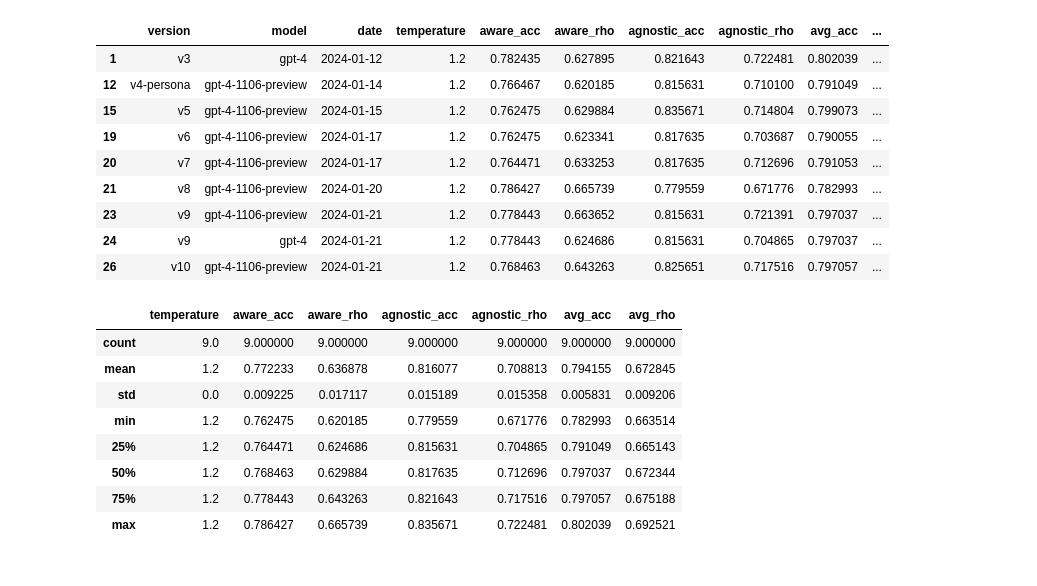
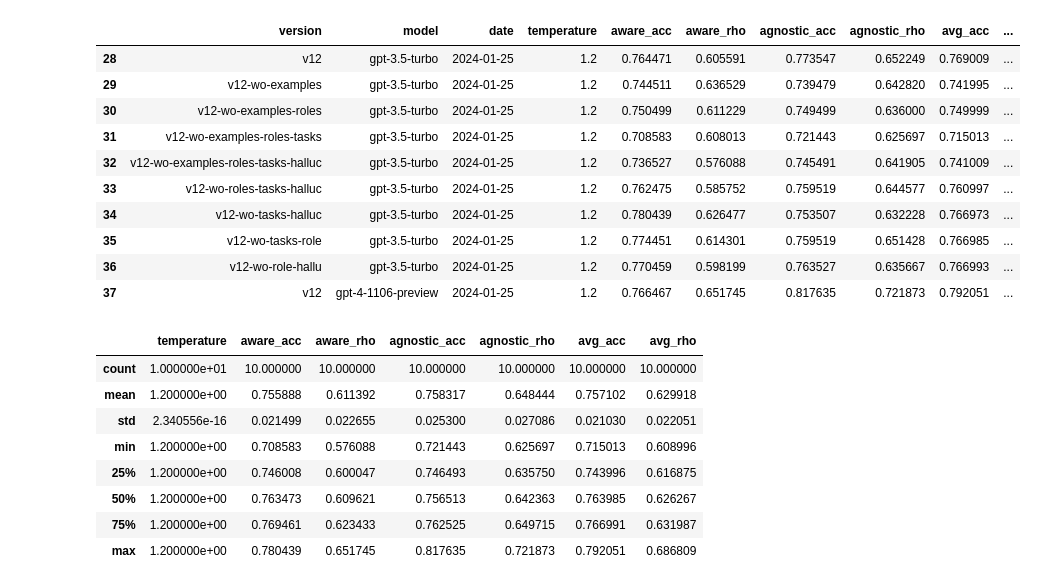
Before and after one commit to bradleypallen/shroom, a Jupyter notebook: prod/scores.ipynb, the cells around one changed output. Saved outputs shown, nothing was run; the diff lists cells and outputs as text; code cells hidden in the pictures.

Commit message:
v11, v12 runs, ablation study using gpt-3.5-turbo

```diff
--- a/prod/scores.ipynb
+++ b/prod/scores.ipynb
@@ -101,26 +101,27 @@ plt.show()
 # %%
-df2 = df.query('date > "2024-01-10" & model >= "gpt-4"')
+df2 = df.query('date == "2024-01-25"')
 df2
 # %% [output]
 |  | version | model | date | temperature | aware_acc | aware_rho | agnostic_acc | agnostic_rho | avg_acc | ... |
-| 1 | v3 | gpt-4 | 2024-01-12 | 1.2 | 0.782435 | 0.627895 | 0.821643 | 0.722481 | 0.802039 | ... |
-| 12 | v4-persona | gpt-4-1106-preview | 2024-01-14 | 1.2 | 0.766467 | 0.620185 | 0.815631 | 0.710100 | 0.791049 | ... |
-| 15 | v5 | gpt-4-1106-preview | 2024-01-15 | 1.2 | 0.762475 | 0.629884 | 0.835671 | 0.714804 | 0.799073 | ... |
-| 19 | v6 | gpt-4-1106-preview | 2024-01-17 | 1.2 | 0.762475 | 0.623341 | 0.817635 | 0.703687 | 0.790055 | ... |
-| 20 | v7 | gpt-4-1106-preview | 2024-01-17 | 1.2 | 0.764471 | 0.633253 | 0.817635 | 0.712696 | 0.791053 | ... |
-| 21 | v8 | gpt-4-1106-preview | 2024-01-20 | 1.2 | 0.786427 | 0.665739 | 0.779559 | 0.671776 | 0.782993 | ... |
-| 23 | v9 | gpt-4-1106-preview | 2024-01-21 | 1.2 | 0.778443 | 0.663652 | 0.815631 | 0.721391 | 0.797037 | ... |
-| 24 | v9 | gpt-4 | 2024-01-21 | 1.2 | 0.778443 | 0.624686 | 0.815631 | 0.704865 | 0.797037 | ... |
-| 26 | v10 | gpt-4-1106-preview | 2024-01-21 | 1.2 | 0.768463 | 0.643263 | 0.825651 | 0.717516 | 0.797057 | ... |
+| 28 | v12 | gpt-3.5-turbo | 2024-01-25 | 1.2 | 0.764471 | 0.605591 | 0.773547 | 0.652249 | 0.769009 | ... |
+| 29 | v12-wo-examples | gpt-3.5-turbo | 2024-01-25 | 1.2 | 0.744511 | 0.636529 | 0.739479 | 0.642820 | 0.741995 | ... |
+| 30 | v12-wo-examples-roles | gpt-3.5-turbo | 2024-01-25 | 1.2 | 0.750499 | 0.611229 | 0.749499 | 0.636000 | 0.749999 | ... |
+| 31 | v12-wo-examples-roles-tasks | gpt-3.5-turbo | 2024-01-25 | 1.2 | 0.708583 | 0.608013 | 0.721443 | 0.625697 | 0.715013 | ... |
+| 32 | v12-wo-examples-roles-tasks-halluc | gpt-3.5-turbo | 2024-01-25 | 1.2 | 0.736527 | 0.576088 | 0.745491 | 0.641905 | 0.741009 | ... |
+| 33 | v12-wo-roles-tasks-halluc | gpt-3.5-turbo | 2024-01-25 | 1.2 | 0.762475 | 0.585752 | 0.759519 | 0.644577 | 0.760997 | ... |
+| 34 | v12-wo-tasks-halluc | gpt-3.5-turbo | 2024-01-25 | 1.2 | 0.780439 | 0.626477 | 0.753507 | 0.632228 | 0.766973 | ... |
+| 35 | v12-wo-tasks-role | gpt-3.5-turbo | 2024-01-25 | 1.2 | 0.774451 | 0.614301 | 0.759519 | 0.651428 | 0.766985 | ... |
+| 36 | v12-wo-role-hallu | gpt-3.5-turbo | 2024-01-25 | 1.2 | 0.770459 | 0.598199 | 0.763527 | 0.635667 | 0.766993 | ... |
+| 37 | v12 | gpt-4-1106-preview | 2024-01-25 | 1.2 | 0.766467 | 0.651745 | 0.817635 | 0.721873 | 0.792051 | ... |
 # %%
 df2.describe()
 # %% [output]
 |  | temperature | aware_acc | aware_rho | agnostic_acc | agnostic_rho | avg_acc | avg_rho |
-| count | 9.0 | 9.000000 | 9.000000 | 9.000000 | 9.000000 | 9.000000 | 9.000000 |
-| mean | 1.2 | 0.772233 | 0.636878 | 0.816077 | 0.708813 | 0.794155 | 0.672845 |
-| std | 0.0 | 0.009225 | 0.017117 | 0.015189 | 0.015358 | 0.005831 | 0.009206 |
-| min | 1.2 | 0.762475 | 0.620185 | 0.779559 | 0.671776 | 0.782993 | 0.663514 |
-| 25% | 1.2 | 0.764471 | 0.624686 | 0.815631 | 0.704865 | 0.791049 | 0.665143 |
-| 50% | 1.2 | 0.768463 | 0.629884 | 0.817635 | 0.712696 | 0.797037 | 0.672344 |
-| 75% | 1.2 | 0.778443 | 0.643263 | 0.821643 | 0.717516 | 0.797057 | 0.675188 |
-| max | 1.2 | 0.786427 | 0.665739 | 0.835671 | 0.722481 | 0.802039 | 0.692521 |
+| count | 1.000000e+01 | 10.000000 | 10.000000 | 10.000000 | 10.000000 | 10.000000 | 10.000000 |
+| mean | 1.200000e+00 | 0.755888 | 0.611392 | 0.758317 | 0.648444 | 0.757102 | 0.629918 |
+| std | 2.340556e-16 | 0.021499 | 0.022655 | 0.025300 | 0.027086 | 0.021030 | 0.022051 |
+| min | 1.200000e+00 | 0.708583 | 0.576088 | 0.721443 | 0.625697 | 0.715013 | 0.608996 |
+| 25% | 1.200000e+00 | 0.746008 | 0.600047 | 0.746493 | 0.635750 | 0.743996 | 0.616875 |
+| 50% | 1.200000e+00 | 0.763473 | 0.609621 | 0.756513 | 0.642363 | 0.763985 | 0.626267 |
+| 75% | 1.200000e+00 | 0.769461 | 0.623433 | 0.762525 | 0.649715 | 0.766991 | 0.631987 |
+| max | 1.200000e+00 | 0.780439 | 0.651745 | 0.817635 | 0.721873 | 0.792051 | 0.686809 |
```
Also changed, not shown: parts of 6 cells of this notebook, 38 other files.
